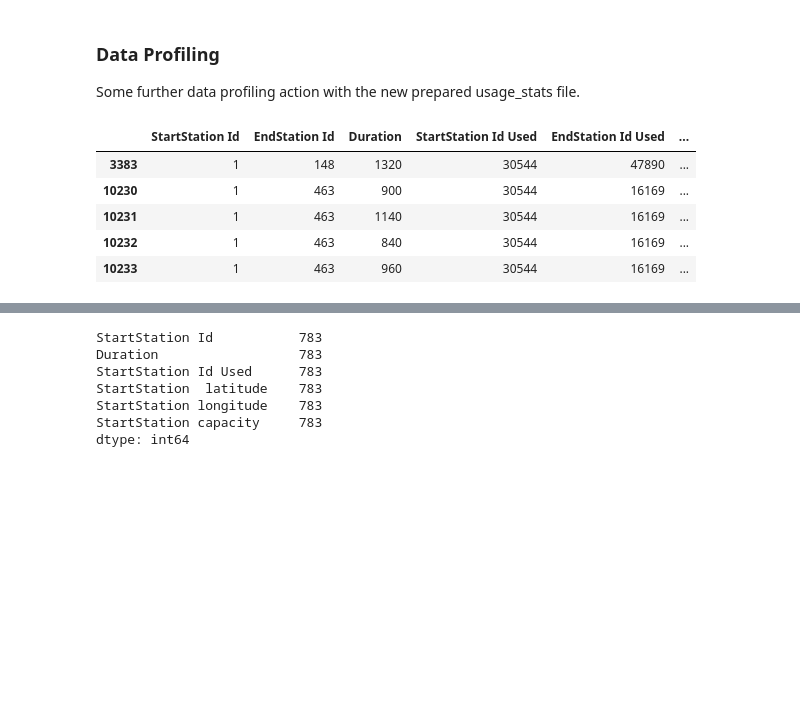
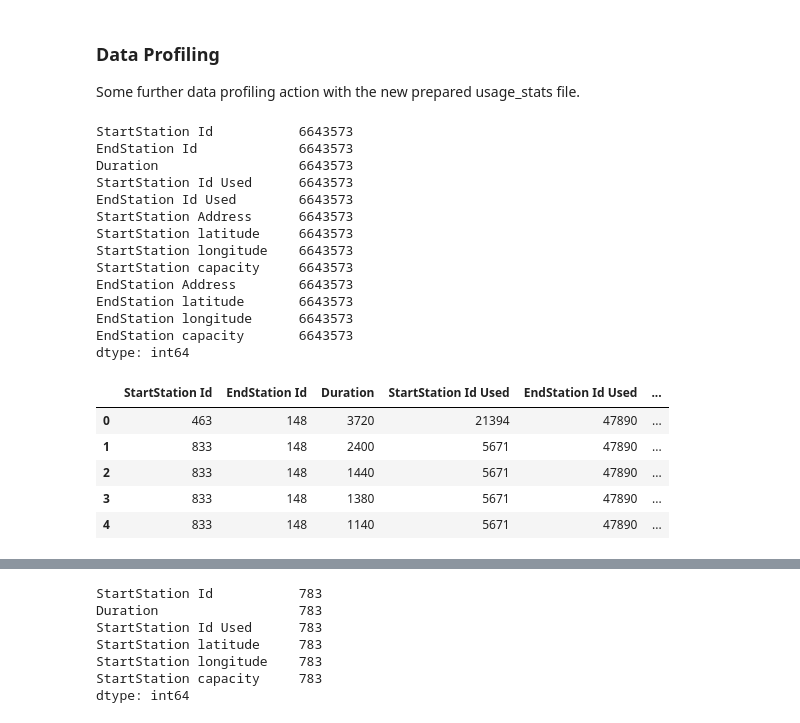
Before and after one commit to dataBikeHsUlm/MapReduce, a Jupyter notebook: Cycles_Cleaned/CycleUsage & CycleRoutes.ipynb, the cells around one changed output, grey strips where cells are left out. Cells and saved outputs as stored; diff of their text form; code cells hidden in the pictures; blank space fills up the shorter version.

Commit message:
Distances calculated

```diff
--- a/Cycles_Cleaned/CycleUsage & CycleRoutes.ipynb
+++ b/Cycles_Cleaned/CycleUsage & CycleRoutes.ipynb
@@ -20,9 +20,37 @@ df_stations = pd.read_csv("usage_stats_cleaned.csv")
-# %%
-df_stations[df_stations["StartStation Id"] == 1].head()
-# %% [output]
-|  | StartStation Id | EndStation Id | Duration | StartStation Id Used | EndStation Id Used | ... |
-| 3383 | 1 | 148 | 1320 | 30544 | 47890 | ... |
-| 10230 | 1 | 463 | 900 | 30544 | 16169 | ... |
-| 10231 | 1 | 463 | 1140 | 30544 | 16169 | ... |
-| 10232 | 1 | 463 | 840 | 30544 | 16169 | ... |
-| 10233 | 1 | 463 | 960 | 30544 | 16169 | ... |
+# %%
+df_stations = pd.read_csv("usage_stats_cleaned.csv")
+df_stations.rename(columns = {'StartStation  latitude':'StartStation latitude', 'EndStation  latitude':'EndStation latitude'}, inplace = True)
+# %%
+print(df_stations.count())
+df_stations[df_stations["StartStation Id"] == 1].head()
+
+#geolocator = Nominatim(domain="141.59.29.115/nominatim/", scheme="http", timeout=100)
+
+def distance(row):
+    """Get distance between pairs of lat-lon points"""
+    return geodesic((row["StartStation latitude"], row["StartStation longitude"]),
+                    (row["EndStation latitude"], row["EndStation longitude"])).km
+
+df_stations['distance (geodesic)'] = df_stations.apply(lambda row: distance(row),axis=1)
+df_stations.head()
+# %% [output]
+StartStation Id           6643573
+EndStation Id             6643573
+Duration                  6643573
+StartStation Id Used      6643573
+EndStation Id Used        6643573
+StartStation Address      6643573
+StartStation latitude     6643573
+StartStation longitude    6643573
+StartStation capacity     6643573
+EndStation Address        6643573
+EndStation latitude       6643573
+EndStation longitude      6643573
+EndStation capacity       6643573
+dtype: int64
+|  | StartStation Id | EndStation Id | Duration | StartStation Id Used | EndStation Id Used | ... |
+| 0 | 463 | 148 | 3720 | 21394 | 47890 | ... |
+| 1 | 833 | 148 | 2400 | 5671 | 47890 | ... |
+| 2 | 833 | 148 | 1440 | 5671 | 47890 | ... |
+| 3 | 833 | 148 | 1380 | 5671 | 47890 | ... |
+| 4 | 833 | 148 | 1140 | 5671 | 47890 | ... |
```
Also changed, not shown: parts of 7 cells of this notebook.
